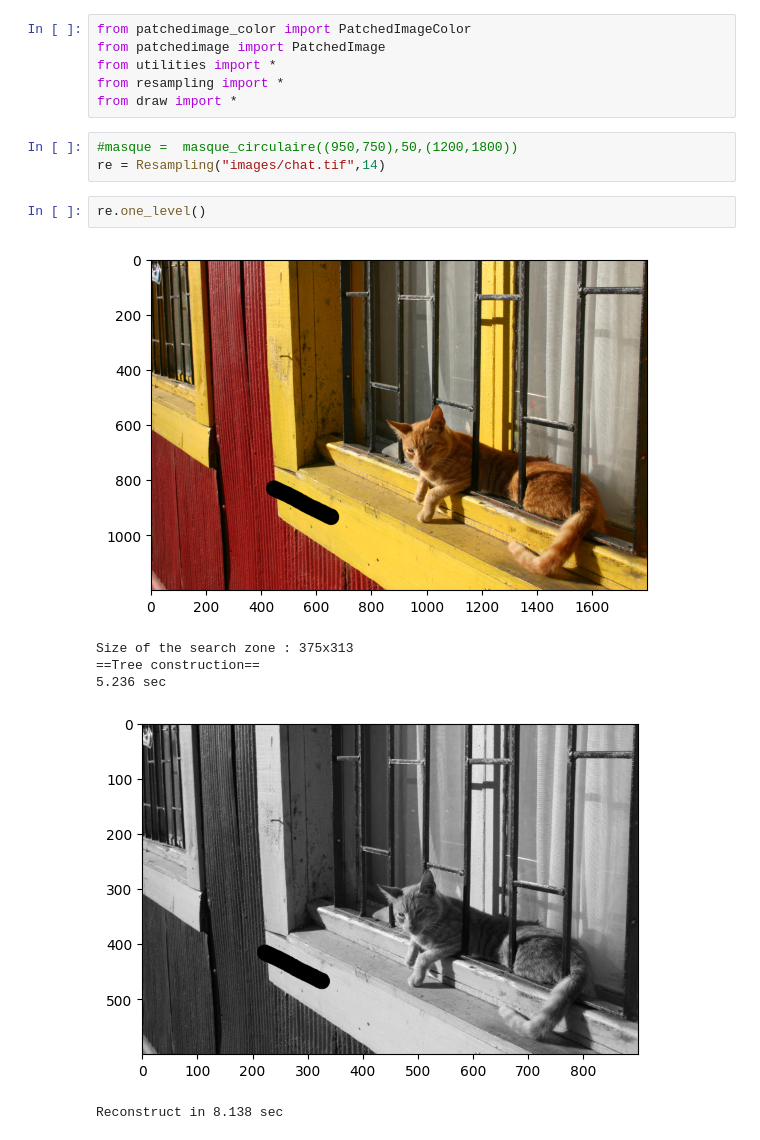
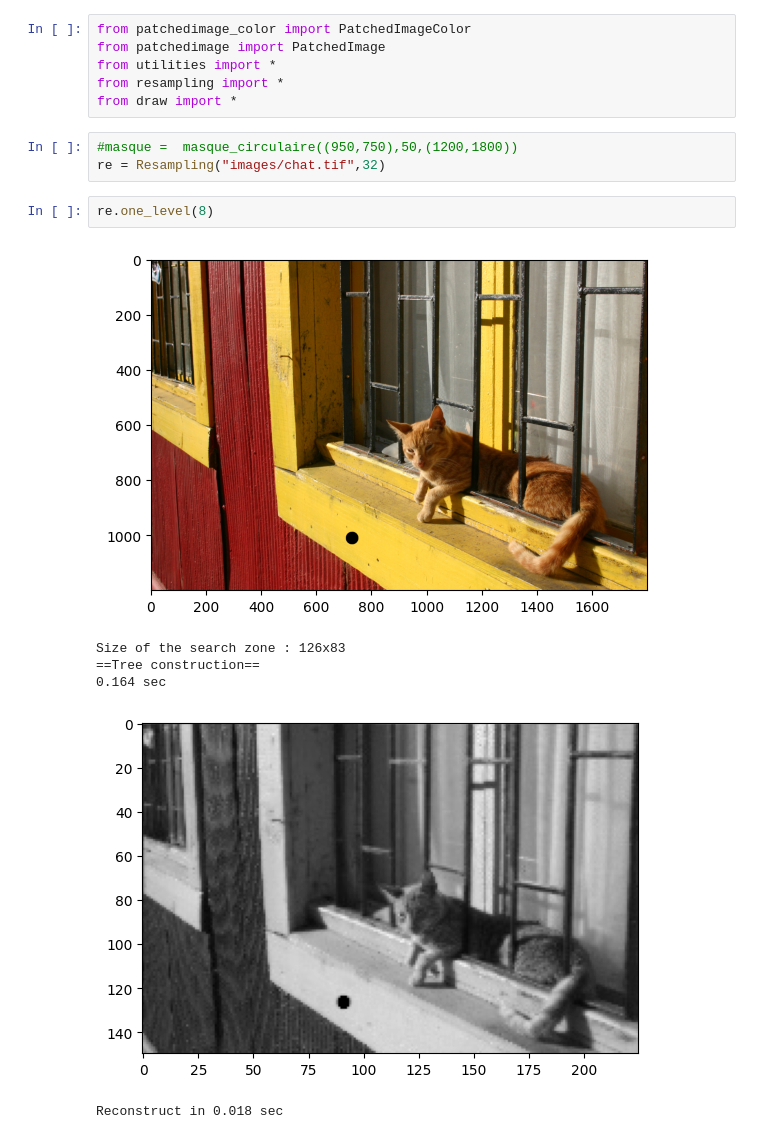
Before and after one commit to clementgilli/inpainting, a Jupyter notebook: worksheet.ipynb, the cells around one changed output. Saved outputs shown, nothing was run; the diff lists cells and outputs as text.

Commit message:
adjust L level

```diff
--- a/worksheet.ipynb
+++ b/worksheet.ipynb
@@ -6,13 +6,13 @@ from resampling import *
 from draw import *
 # %%
 #masque =  masque_circulaire((950,750),50,(1200,1800))
-re = Resampling("images/chat.tif",14)
+re = Resampling("images/chat.tif",32)
 # %%
-re.one_level()
+re.one_level(8)
 # %% [output]
-[figure, old version]
+[figure, new version]
-Size of the search zone : 375x313
+Size of the search zone : 126x83
 ==Tree construction==
-5.236 sec
+0.164 sec
-[figure, old version]
+[figure, new version]
-Reconstruct in 8.138 sec
+Reconstruct in 0.018 sec
```
Also changed, not shown: parts of 1 cell of this notebook, 2 other files.
